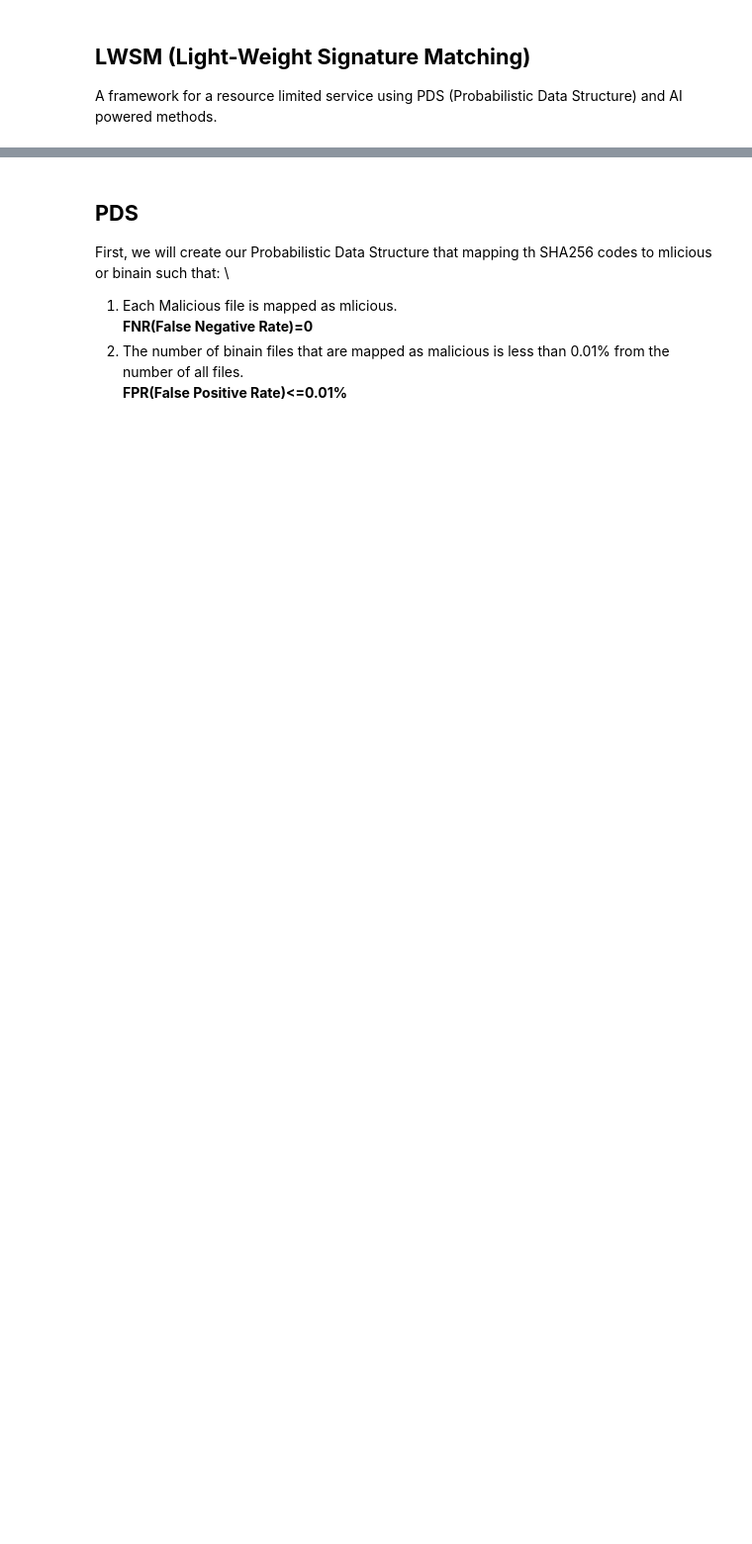
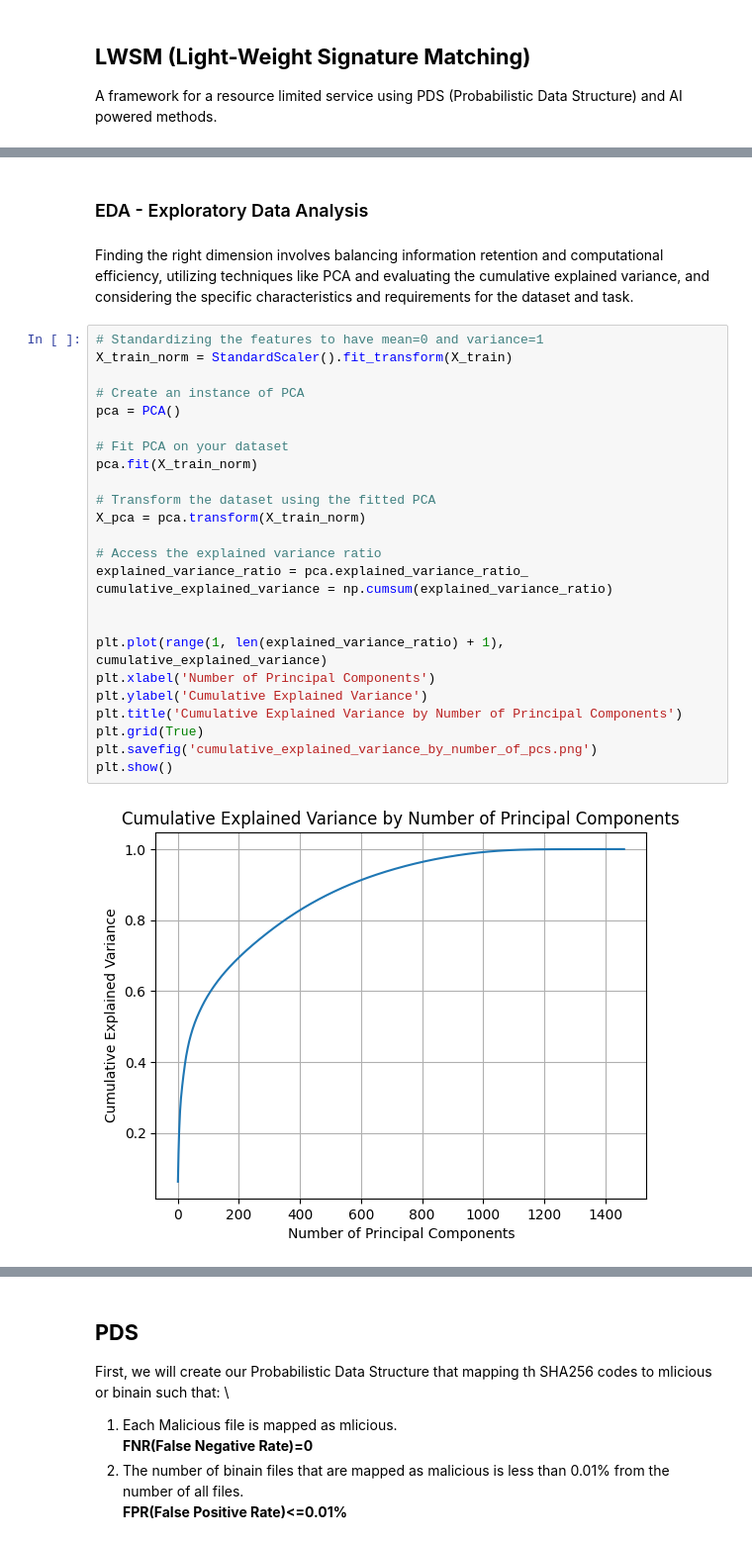
Before and after one commit to DanielFadlon/LWSM, a Jupyter notebook: LWSM.ipynb, the cells around one changed output, grey strips where cells are left out. Shown at 99% size. Drawn from its saved outputs; the diff is of its cells as text; blank space fills up the shorter version.

```diff
--- a/LWSM.ipynb
+++ b/LWSM.ipynb
@@ -70,0 +352,31 @@ Vectorizing training set
+# %% [markdown]
+### EDA - Exploratory Data Analysis
+# %% [markdown]
+Finding the right dimension involves balancing information retention and computational efficiency, utilizing techniques like PCA and evaluating the cumulative explained variance, and considering the specific characteristics and requirements for the dataset and task.
+# %%
+# Standardizing the features to have mean=0 and variance=1
+X_train_norm = StandardScaler().fit_transform(X_train)
+
+# Create an instance of PCA
+pca = PCA()
+
+# Fit PCA on your dataset
+pca.fit(X_train_norm)
+
+# Transform the dataset using the fitted PCA
+X_pca = pca.transform(X_train_norm)
+
+# Access the explained variance ratio
+explained_variance_ratio = pca.explained_variance_ratio_
+cumulative_explained_variance = np.cumsum(explained_variance_ratio)
+
+
+plt.plot(range(1, len(explained_variance_ratio) + 1), cumulative_explained_variance)
+plt.xlabel('Number of Principal Components')
+plt.ylabel('Cumulative Explained Variance')
+plt.title('Cumulative Explained Variance by Number of Principal Components')
+plt.grid(True)
+plt.savefig('cumulative_explained_variance_by_number_of_pcs.png')
+plt.show()
+# %% [output]
+[figure, added]
```
Also changed, not shown: parts of 86 cells of this notebook.
